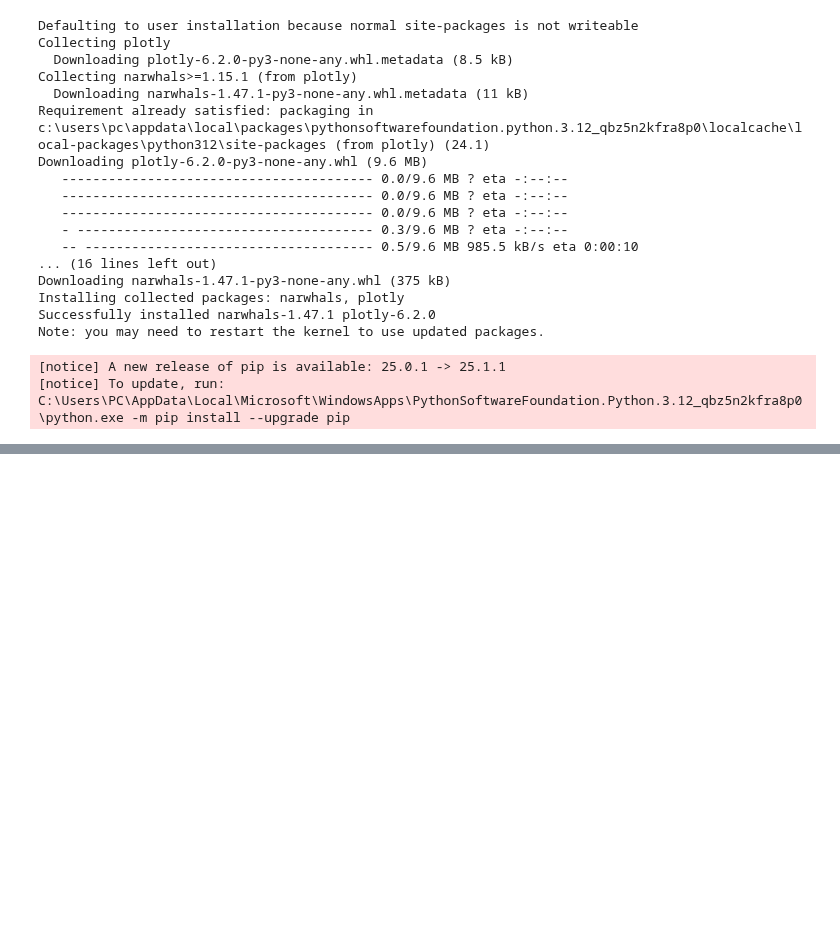
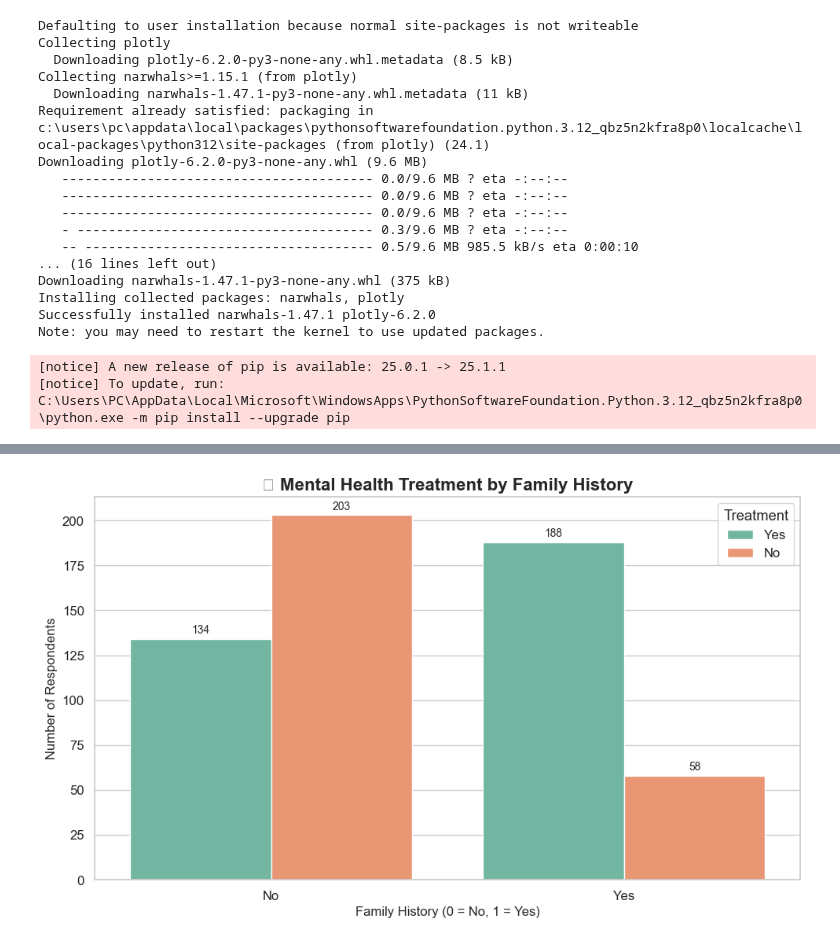
Before and after one commit to markchweya/DSA2040A_DataMining_Group1, a Jupyter notebook: DSA2040A_DataMining_Group1/notebooks/4_insights_dashboard.ipynb, the cells around one changed output, grey strips where cells are left out. Cells and saved outputs as stored; diff of their text form; code cells hidden in the pictures; blank space fills up the shorter version.

```diff
--- a/DSA2040A_DataMining_Group1/notebooks/4_insights_dashboard.ipynb
+++ b/DSA2040A_DataMining_Group1/notebooks/4_insights_dashboard.ipynb
@@ -33,0 +32,3 @@ ModuleNotFoundError: No module named 'plotly'
+# %%
+df = pd.read_csv('../data/us_model_data/training_model_dataset.csv')
+df.head()
@@ -33,0 +43,29 @@ ModuleNotFoundError: No module named 'plotly'
+# %%
+
+
+plt.figure(figsize=(10, 6))
+sns.set(style="whitegrid", font_scale=1.1)
+
+# Plot
+ax = sns.countplot(
+    data=df,
+    x='family_history',
+    hue='treatment',
+    palette='Set2'
+)
+
+# Customize labels and title
+ax.set_xticklabels(['No', 'Yes'])
+ax.set_title('🧠 Mental Health Treatment by Family History', fontsize=16, weight='bold')
+ax.set_xlabel('Family History (0 = No, 1 = Yes)', fontsize=12)
+ax.set_ylabel('Number of Respondents', fontsize=12)
+ax.legend(title='Treatment', loc='upper right')
+
+# Add counts on top of bars
+for container in ax.containers:
+    ax.bar_label(container, fmt='%d', label_type='edge', fontsize=10, padding=3)
+
+plt.tight_layout()
+plt.show()
+# %% [output]
+[figure, added]
```
Also changed, not shown: parts of 11 cells of this notebook.
